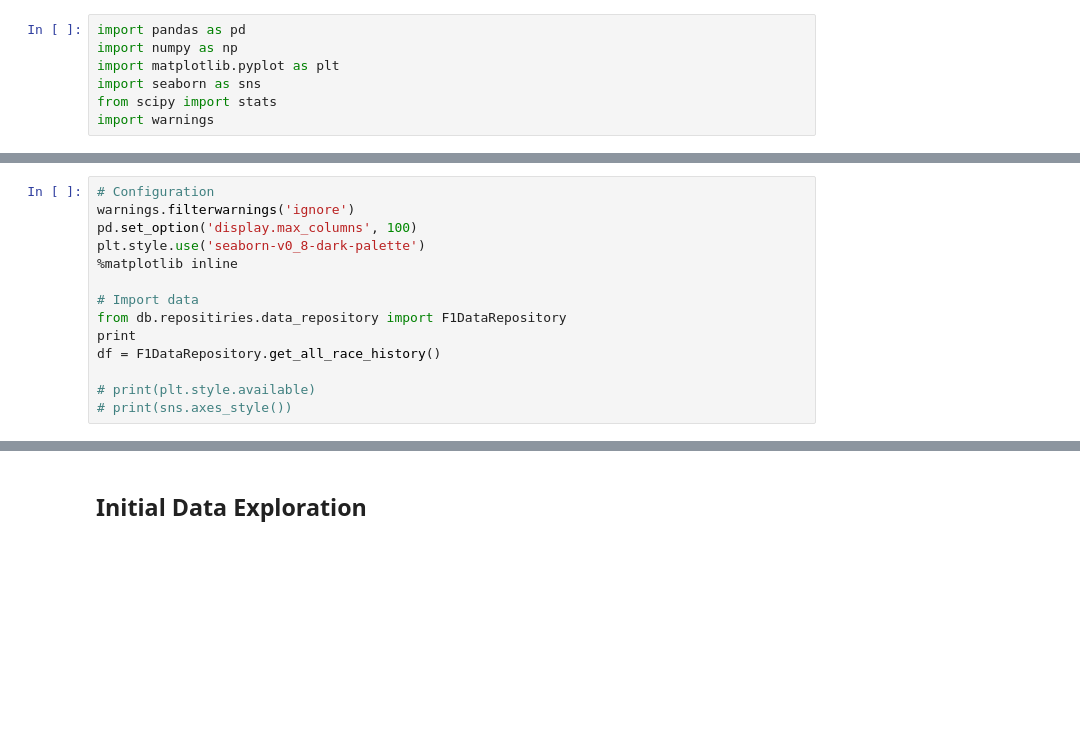
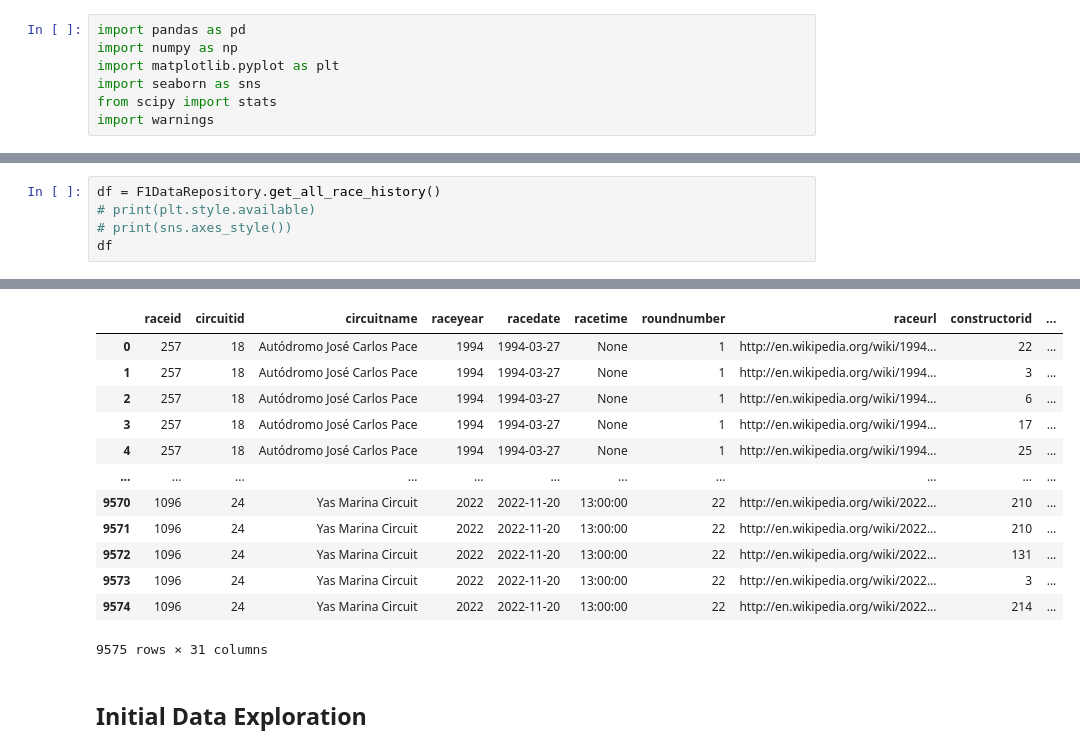
Before and after one commit to modestprophet/gonzo-pit-strategy, a Jupyter notebook: notebooks/race_data_eda.ipynb, the cells around one changed output, grey strips where cells are left out. Saved outputs shown, nothing was run; the diff lists cells and outputs as text; blank space fills up the shorter version.

```diff
--- a/notebooks/race_data_eda.ipynb
+++ b/notebooks/race_data_eda.ipynb
@@ -10,15 +19,6 @@ import warnings
 # %%
-# Configuration
-warnings.filterwarnings('ignore')
-pd.set_option('display.max_columns', 100)
-plt.style.use('seaborn-v0_8-dark-palette')
-%matplotlib inline
-
-# Import data
-from db.repositiries.data_repository import F1DataRepository
-print
 df = F1DataRepository.get_all_race_history()
-
 # print(plt.style.available)
 # print(sns.axes_style())
+df
 # %% [output]
@@ -31,14 +31,27 @@ df = F1DataRepository.get_all_race_history()
         SELECT
             races.raceId AS raceId,
             races.circuitId AS circuitId,
             circuits.name AS circuitName,
             races.year AS raceYear,
             races.date AS raceDate,
 ... (33 lines left out)
         LEFT OUTER JOIN f1db.driverStandings ON ((results.driverId = driverStandings.driverId) AND (results.raceId = driverStandings.raceId))
         LEFT OUTER JOIN f1db.constructorStandings ON ((results.raceId = constructorStandings.raceId) AND (results.constructorId = constructorStandings.constructorId))
 
         ORDER BY races.year, races.round, results.positionOrder
+|  | raceid | circuitid | circuitname | raceyear | racedate | racetime | roundnumber | raceurl | constructorid | ... |
+| 0 | 257 | 18 | Autódromo José Carlos Pace | 1994 | 1994-03-27 | None | 1 | http://en.wikipedia.org/wiki/1994... | 22 | ... |
+| 1 | 257 | 18 | Autódromo José Carlos Pace | 1994 | 1994-03-27 | None | 1 | http://en.wikipedia.org/wiki/1994... | 3 | ... |
+| 2 | 257 | 18 | Autódromo José Carlos Pace | 1994 | 1994-03-27 | None | 1 | http://en.wikipedia.org/wiki/1994... | 6 | ... |
+| 3 | 257 | 18 | Autódromo José Carlos Pace | 1994 | 1994-03-27 | None | 1 | http://en.wikipedia.org/wiki/1994... | 17 | ... |
+| 4 | 257 | 18 | Autódromo José Carlos Pace | 1994 | 1994-03-27 | None | 1 | http://en.wikipedia.org/wiki/1994... | 25 | ... |
+| ... | ... | ... | ... | ... | ... | ... | ... | ... | ... | ... |
+| 9570 | 1096 | 24 | Yas Marina Circuit | 2022 | 2022-11-20 | 13:00:00 | 22 | http://en.wikipedia.org/wiki/2022... | 210 | ... |
+| 9571 | 1096 | 24 | Yas Marina Circuit | 2022 | 2022-11-20 | 13:00:00 | 22 | http://en.wikipedia.org/wiki/2022... | 210 | ... |
+| 9572 | 1096 | 24 | Yas Marina Circuit | 2022 | 2022-11-20 | 13:00:00 | 22 | http://en.wikipedia.org/wiki/2022... | 131 | ... |
+| 9573 | 1096 | 24 | Yas Marina Circuit | 2022 | 2022-11-20 | 13:00:00 | 22 | http://en.wikipedia.org/wiki/2022... | 3 | ... |
+| 9574 | 1096 | 24 | Yas Marina Circuit | 2022 | 2022-11-20 | 13:00:00 | 22 | http://en.wikipedia.org/wiki/2022... | 214 | ... |
+9575 rows × 31 columns
 # %% [markdown]
 ## Initial Data Exploration
 # %%
```
Also changed, not shown: parts of 3 cells of this notebook, 12 other files.
